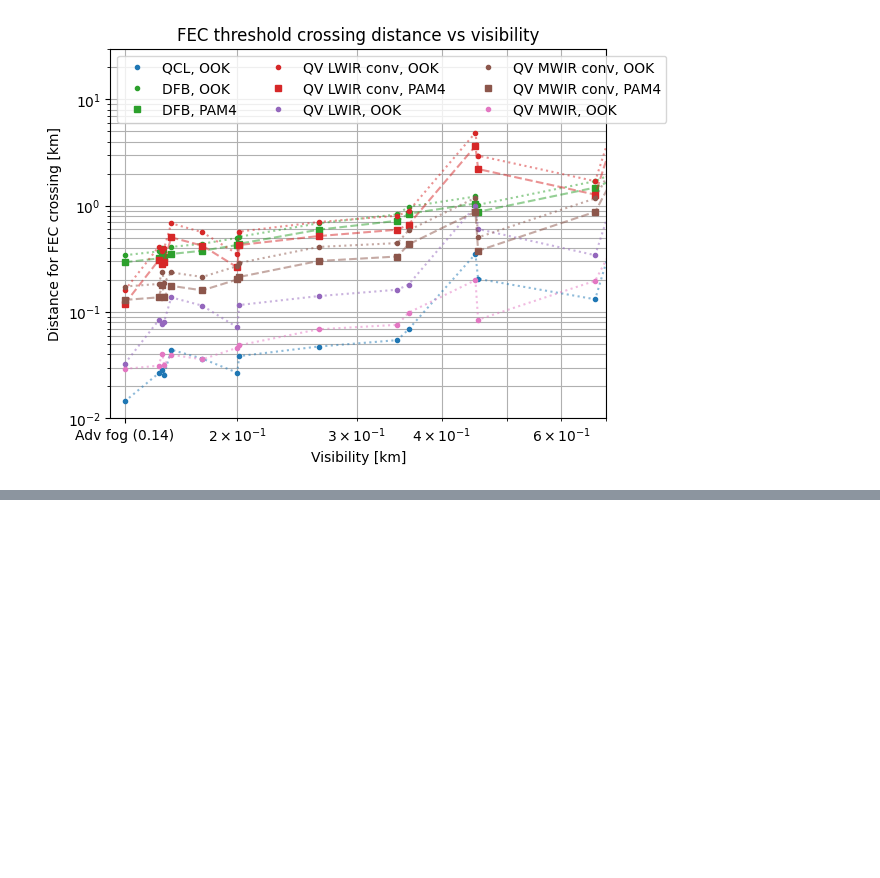
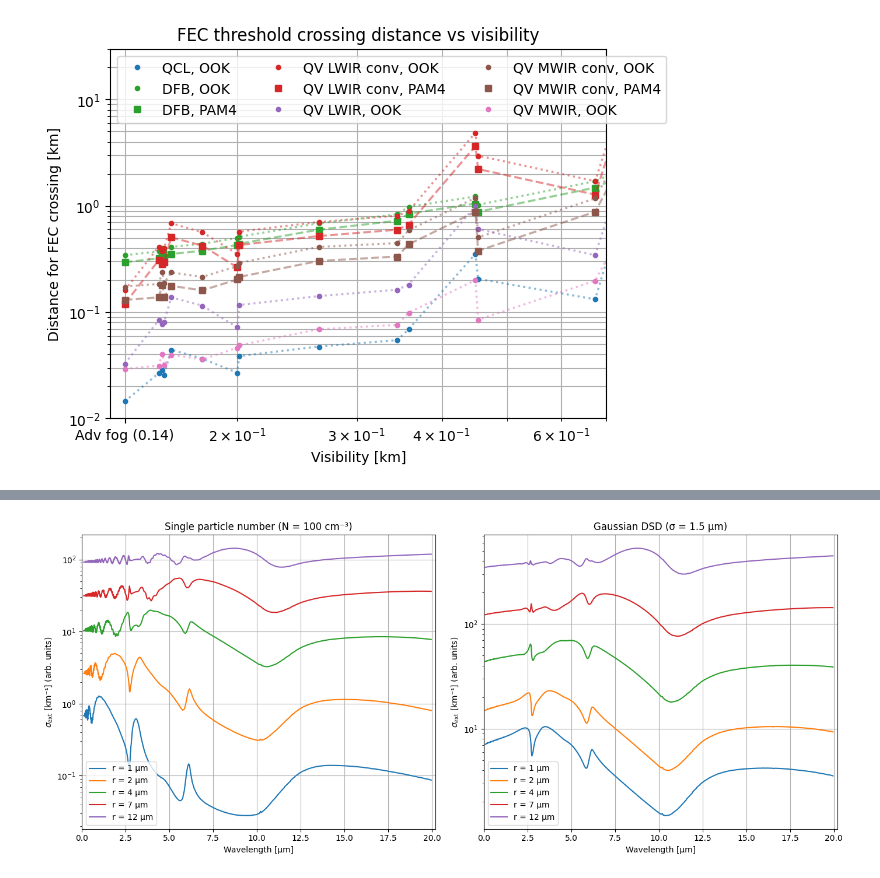
Before and after one commit to auphotonicLab/PICLab-narrow-linewidth, a Jupyter notebook: Mid-IR/Mie_scattering_various_atmospheres.ipynb, the cells around one changed output, grey strips where cells are left out. Saved outputs shown, nothing was run; the diff lists cells and outputs as text; code cells hidden in the pictures; blank space fills up the shorter version.

```diff
--- a/Mid-IR/Mie_scattering_various_atmospheres.ipynb
+++ b/Mid-IR/Mie_scattering_various_atmospheres.ipynb
@@ -560,0 +656,24 @@ plt.savefig(rf"C:\Users\au617810\OneDrive - Aarhus universitet\Videnskabelig ass
+# %%
+#Side-by-side comparison of the two methods for the cloud droplet sizes.
+
+fig, axes = plt.subplots(1, 2, figsize=(14,6))
+
+for r in cloud_radii:
+    axes[0].plot(wavelengths, extinction_single[r], label=f"r = {r} µm")
+axes[0].set_title(f"Single particle number (N = {N_single} cm⁻³)")
+
+for r in cloud_radii:
+    axes[1].plot(wavelengths, extinction_gauss[r], label=f"r = {r} µm")
+axes[1].set_title(f"Gaussian DSD (σ = {gauss_sigma} µm)")
+
+for ax in axes:
+    ax.grid()
+    ax.legend()
+    ax.set_xlabel("Wavelength [µm]")
+    ax.set_ylabel(r"$\sigma_\mathrm{ext}$ [km⁻¹] (arb. units)")
+    ax.set_yscale('log')
+    ax.set_xlim(0,20.2)
+
+plt.tight_layout()
+# %% [output]
+[figure, added]
```
Also changed, not shown: parts of 12 cells of this notebook.
